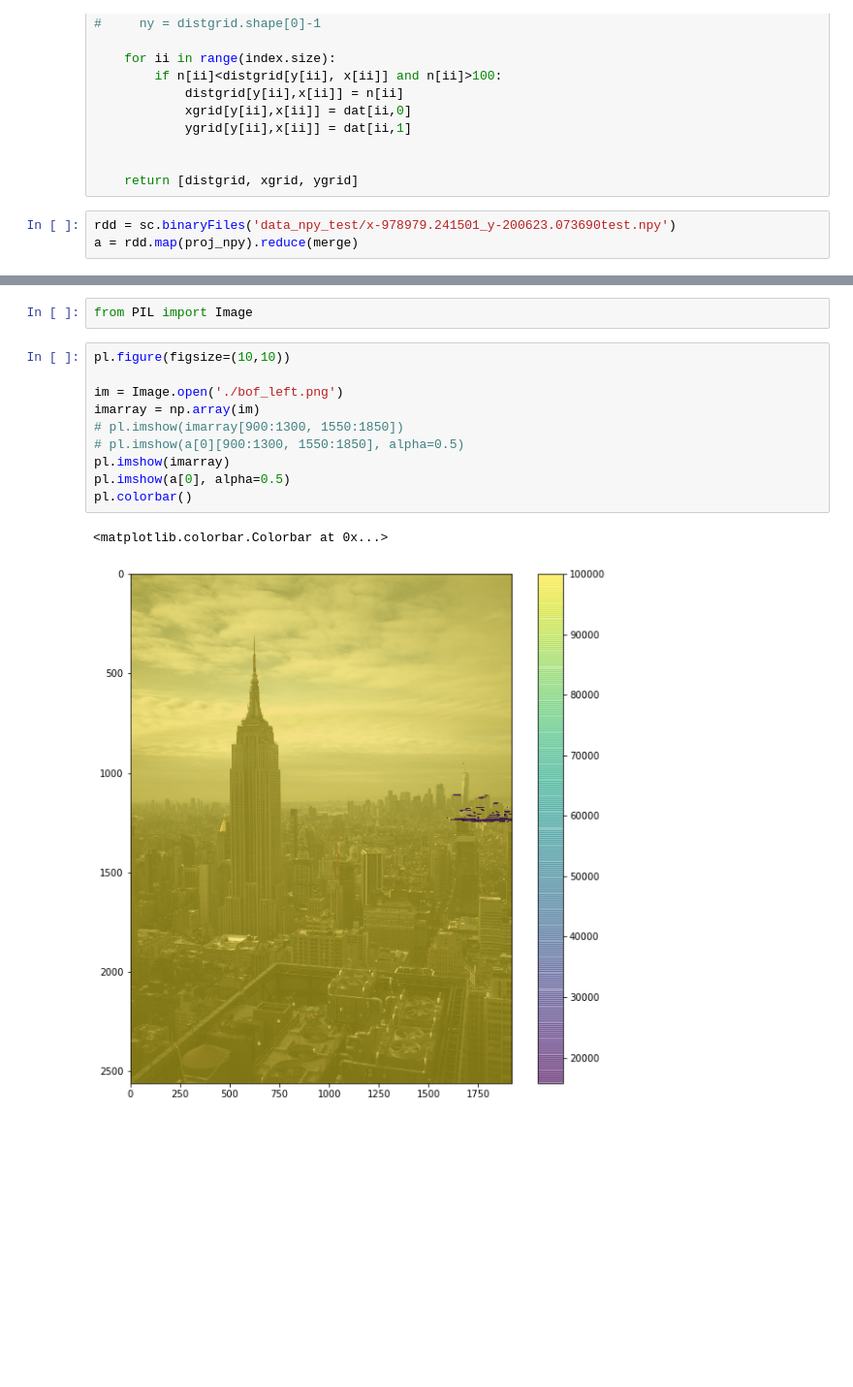
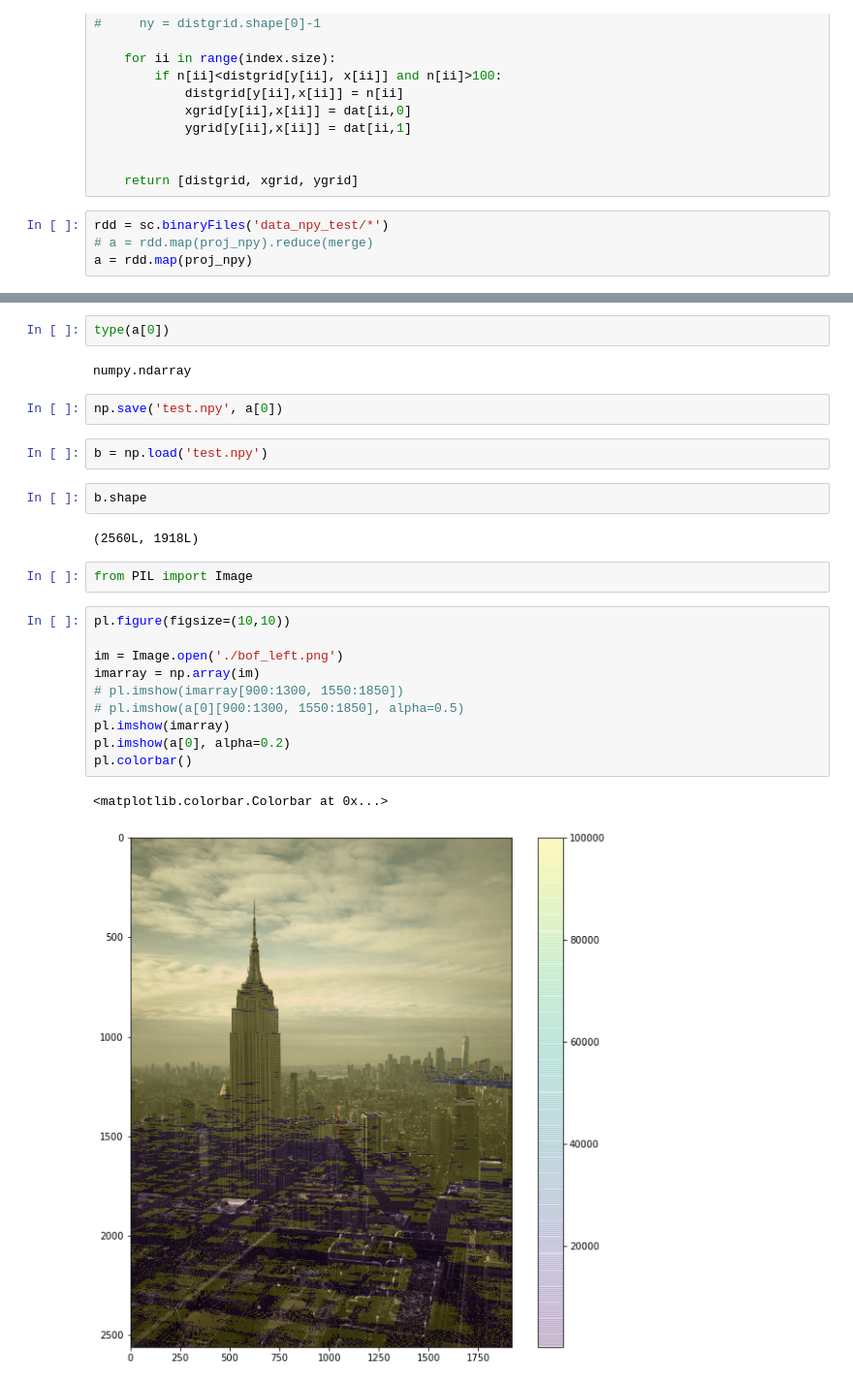
Before and after one commit to cmoscardi/Big_Data_UO_Ray_Tracing, a Jupyter notebook: photogrammetry.ipynb, the cells around one changed output, grey strips where cells are left out. Shown at 97% size. Cells and saved outputs as stored; diff of their text form; blank space fills up the shorter version.

Commit message:
cool plot

```diff
--- a/photogrammetry.ipynb
+++ b/photogrammetry.ipynb
@@ -199,5 +199,6 @@ def proj_npy(tile):
 
     return [distgrid, xgrid, ygrid]
 # %%
-rdd = sc.binaryFiles('data_npy_test/x-978979.241501_y-200623.073690test.npy')
-a = rdd.map(proj_npy).reduce(merge)
+rdd = sc.binaryFiles('data_npy_test/*')
+# a = rdd.map(proj_npy).reduce(merge)
+a = rdd.map(proj_npy)
@@ -204,15 +231,27 @@ a = rdd.map(proj_npy).reduce(merge)
+# %%
+type(a[0])
+# %% [output]
+numpy.ndarray
+# %%
+np.save('test.npy', a[0])
+# %%
+b = np.load('test.npy')
+# %%
+b.shape
+# %% [output]
+(2560L, 1918L)
 # %%
 from PIL import Image
 # %%
 pl.figure(figsize=(10,10))
 
 im = Image.open('./bof_left.png')
 imarray = np.array(im)
 # pl.imshow(imarray[900:1300, 1550:1850])
 # pl.imshow(a[0][900:1300, 1550:1850], alpha=0.5)
 pl.imshow(imarray)
-pl.imshow(a[0], alpha=0.5)
+pl.imshow(a[0], alpha=0.2)
 pl.colorbar()
 # %% [output]
 <matplotlib.colorbar.Colorbar at 0x...>
-[figure, old version]
+[figure, new version]
```
Also changed, not shown: parts of 7 cells of this notebook.
